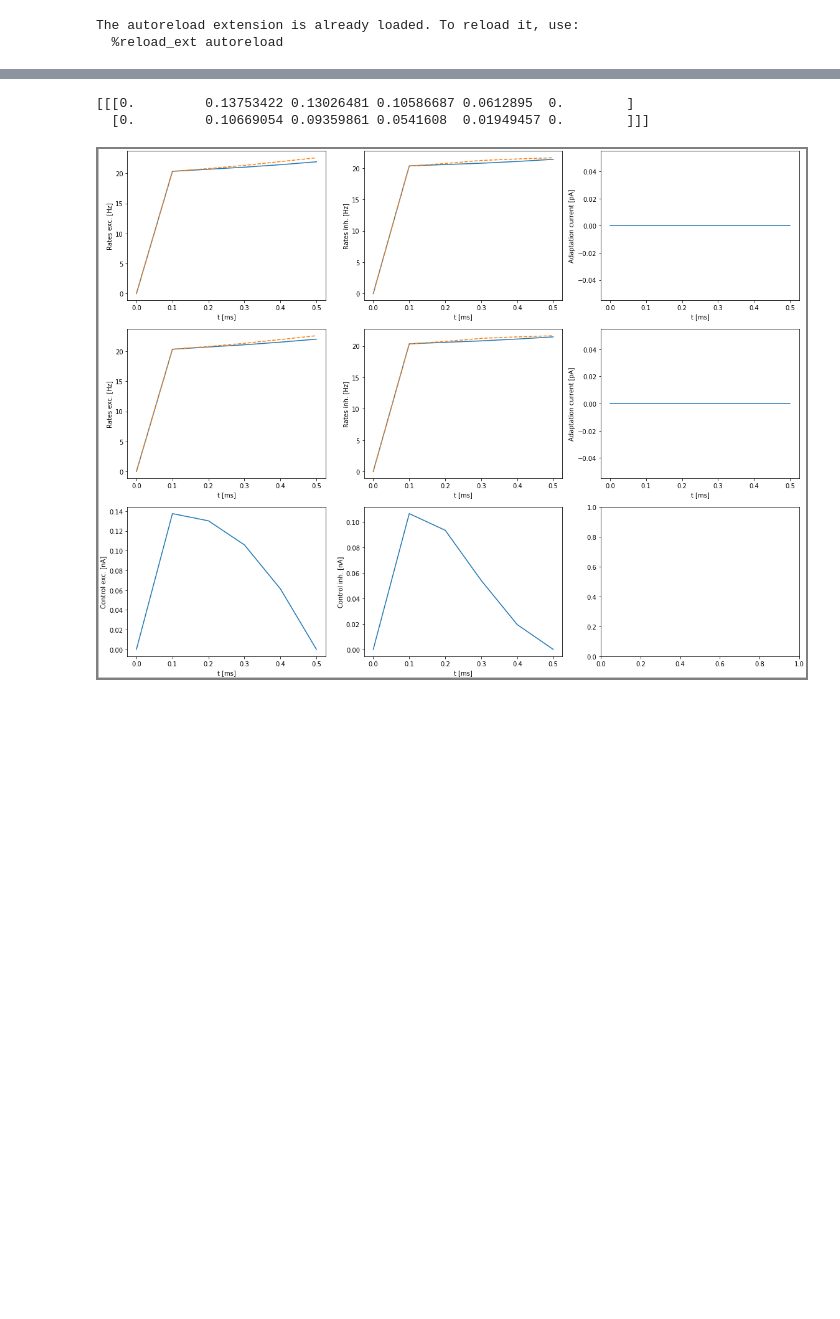
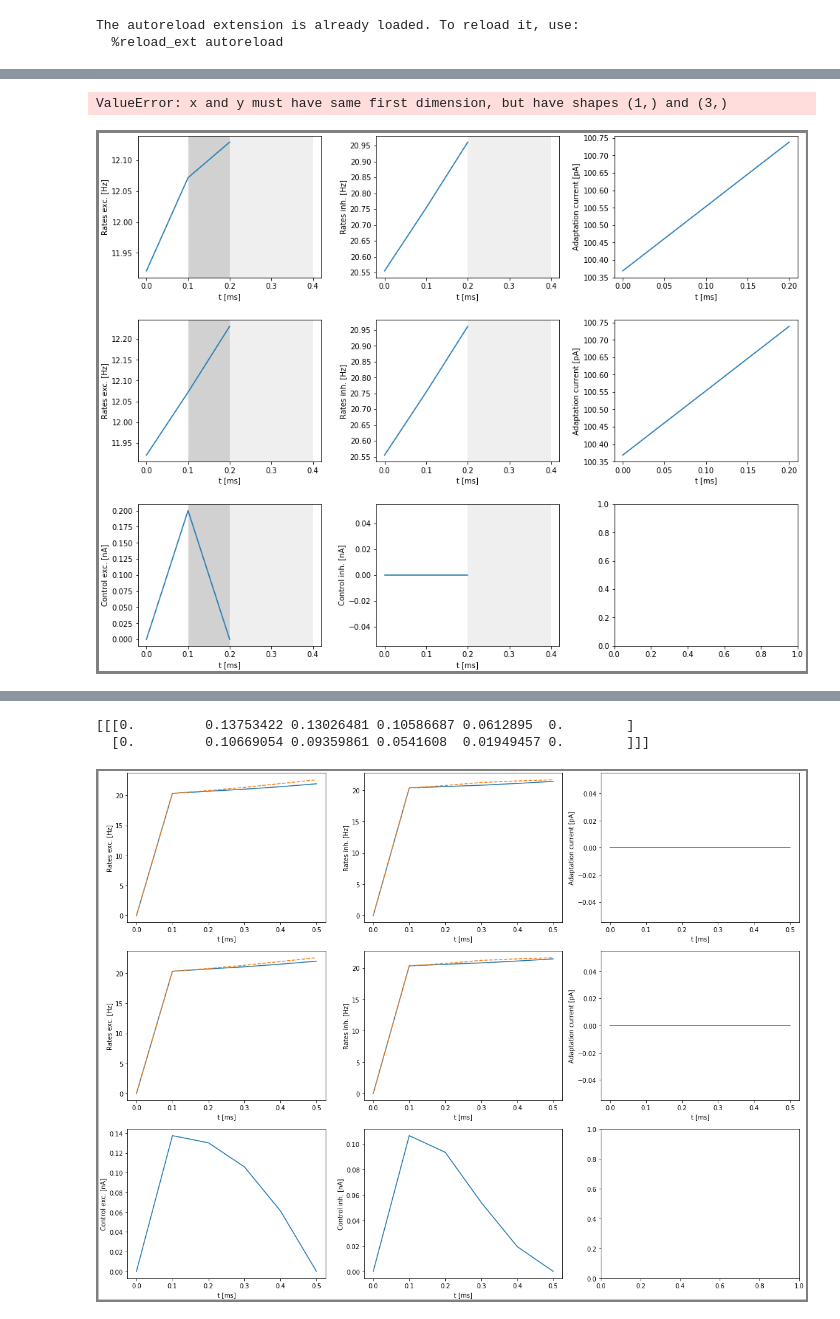
Before and after one commit to lenasal/neurolib, a Jupyter notebook: simp/aln-control.ipynb, the cells around one changed output, grey strips where cells are left out. Cells and saved outputs as stored; diff of their text form; code cells hidden in the pictures; blank space fills up the shorter version.

```diff
--- a/simp/aln-control.ipynb
+++ b/simp/aln-control.ipynb
@@ -160,3 +308,37 @@ plotFunc.plot_control(a, A1_bestControlA, dur, dur_pre, dur_post, init_state_var
+# %%
+"""
+state =  [[[ 1.19205664e+01  1.20717853e+01  1.21295693e+01]
+  [ 2.05549786e+01  2.07535601e+01  2.09609591e+01]
+  [ 1.51764193e+00  1.52295505e+00  1.52846910e+00]
+  [ 1.51851516e+00  1.52793895e+00  1.53758243e+00]
+  [ 1.00368426e+02  1.00553364e+02  1.00738337e+02]
+  [ 3.15008318e-01  3.79904706e-01  4.34841888e-01]
+  [ 2.86670381e-01  3.25368716e-01  3.61288617e-01]
+  [ 3.09164290e-01  3.69722872e-01  4.21469684e-01]
+  [ 3.33807266e-01  4.10628544e-01  4.76998631e-01]
+  [ 1.14729167e-02  1.46109281e-02  1.55407453e-02]
+  [ 9.38781875e-03  1.27336042e-02  1.50807560e-02]
+  [ 1.04695731e-02  1.33109192e-02  1.42920930e-02]
+  [ 2.51660612e-02  3.57716312e-02  4.00688460e-02]
+  [ 4.00000000e-01  4.00000000e-01  4.00000000e-01]
+  [ 3.00000000e-01  3.00000000e-01  3.00000000e-01]
+  [ 1.60083867e+00  1.63235752e+00  1.65107885e+00]
+  [ 1.55750311e+00  1.57642114e+00  1.58328120e+00]
+  [-5.50886900e+01 -5.50886900e+01 -5.51024535e+01]
+  [ 1.32091143e+01  1.31753820e+01  1.31431643e+01]
+  [ 1.10132761e+01  1.09909474e+01  1.09643272e+01]]]
+target =  [[[11.92056645 12.07178532 12.23028118]
+  [20.55497862 20.75356012 20.96095905]]]
+
+RUN  0 , total integrated cost =  0.0005071439157981297
+"""
+#dur_pre = 0.2
+plotFunc.plot_control(a, A1_bestControlA, dur, dur_pre, dur_post, del_init_vars, target,
+                      path, filename_ = 'simp')
+#dur_pre = 0.
+# %% [output]
+ValueError: x and y must have same first dimension, but have shapes (1,) and (3,)
+[figure, added]
 # %%
 control3 = control2.copy()
 control3[:,:,0] = A1_bestControlA[:,:,0]
```
Also changed, not shown: parts of 8 cells of this notebook, 55 other files.
